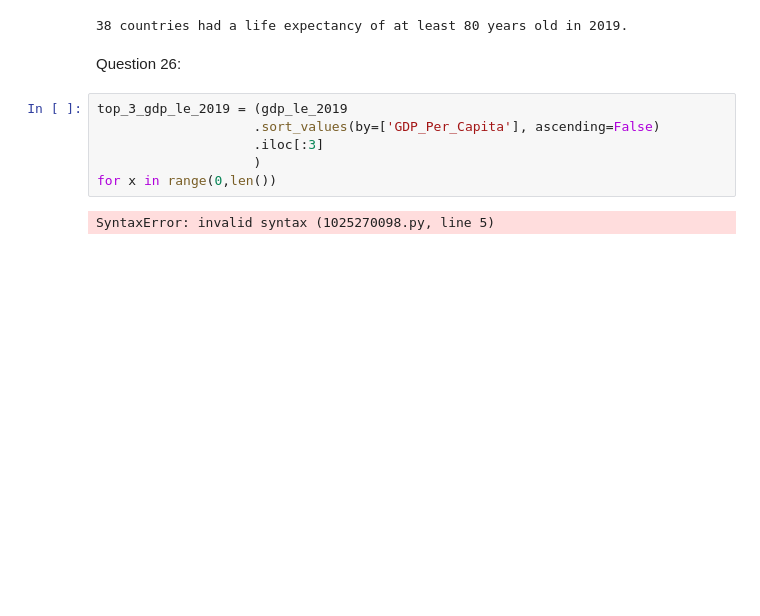
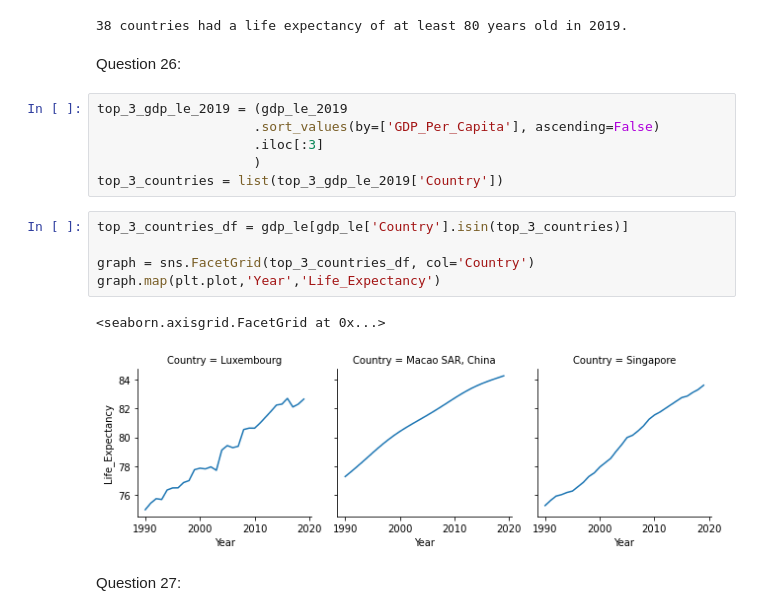
Before and after one commit to nss-data-science-cohort-6/un_data_question-jmayf123, a Jupyter notebook: notebooks/UN_Data_Exploration.ipynb, the cells around one changed output. Cells and saved outputs as stored; diff of their text form; blank space fills up the shorter version.

```diff
--- a/notebooks/UN_Data_Exploration.ipynb
+++ b/notebooks/UN_Data_Exploration.ipynb
@@ -329,6 +329,14 @@ top_3_gdp_le_2019 = (gdp_le_2019
                     .sort_values(by=['GDP_Per_Capita'], ascending=False)
                     .iloc[:3]
                     )
-for x in range(0,len())
+top_3_countries = list(top_3_gdp_le_2019['Country'])
-# %% [output]
-SyntaxError: invalid syntax (1025270098.py, line 5)
+# %%
+top_3_countries_df = gdp_le[gdp_le['Country'].isin(top_3_countries)]
+
+graph = sns.FacetGrid(top_3_countries_df, col='Country')
+graph.map(plt.plot,'Year','Life_Expectancy')
+# %% [output]
+<seaborn.axisgrid.FacetGrid at 0x...>
+[figure, added]
+# %% [markdown]
+Question 27:
```
